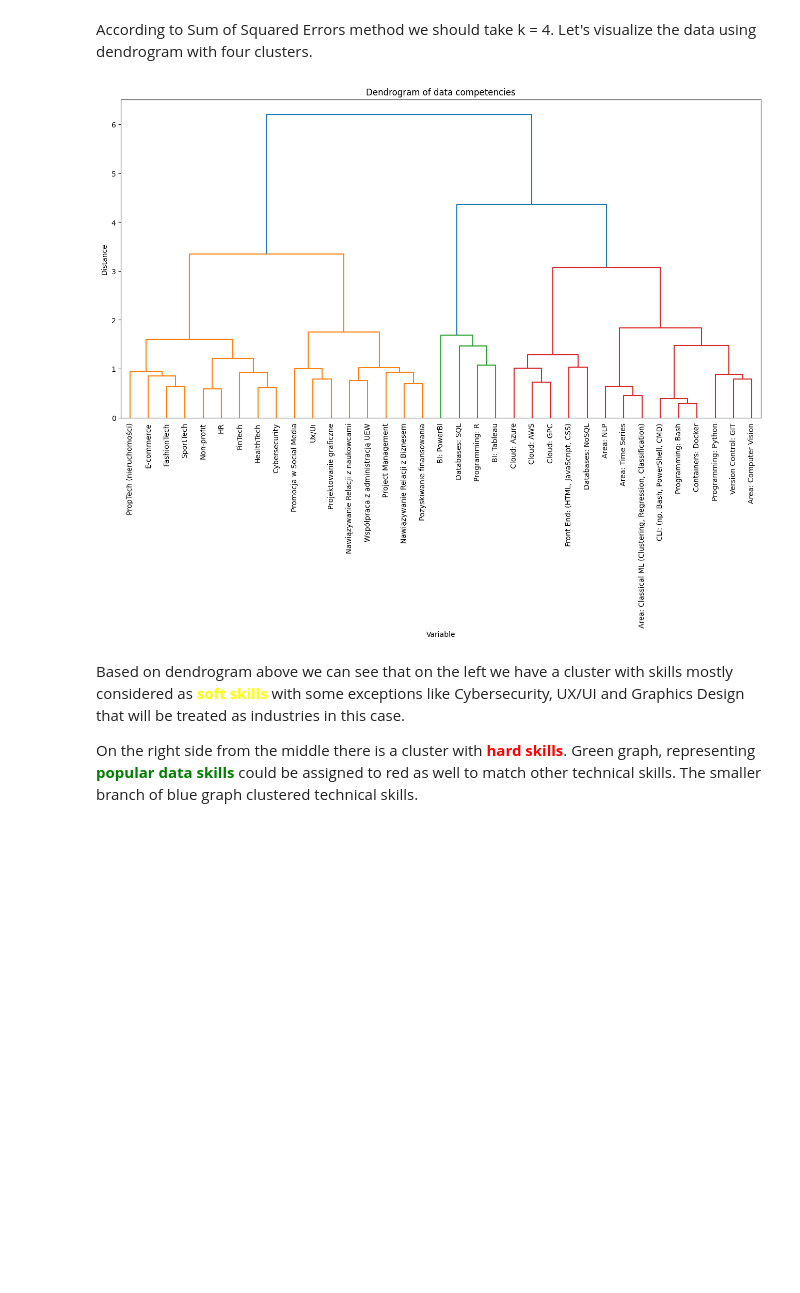
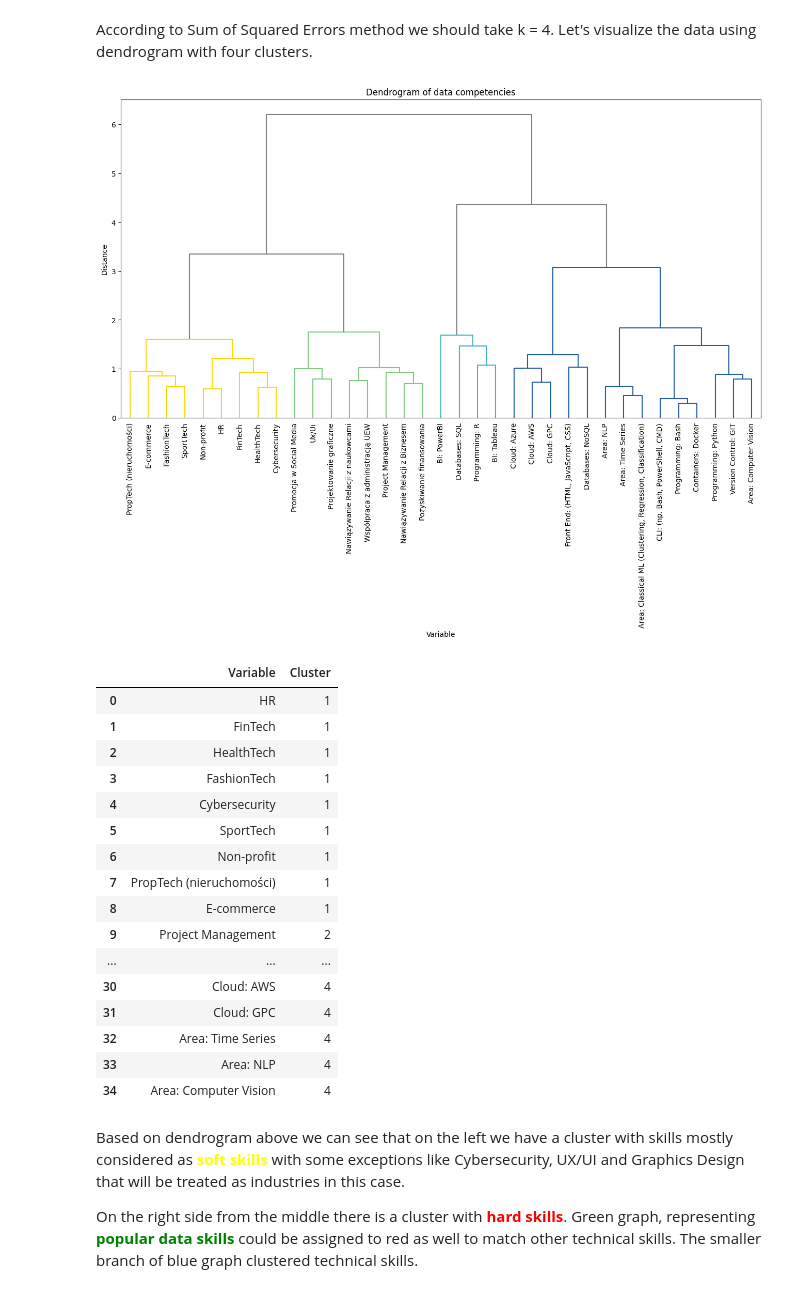
Before and after one commit to cropsini2137/HR-Data-Analytics, a Jupyter notebook: notebooks/03_Advanced_EDA.ipynb, the cells around one changed output. Drawn from its saved outputs; the diff is of its cells as text; code cells hidden in the pictures; blank space fills up the shorter version.

```diff
--- a/notebooks/03_Advanced_EDA.ipynb
+++ b/notebooks/03_Advanced_EDA.ipynb
@@ -181,38 +181,86 @@ plt.show()
 According to Sum of Squared Errors method we should take k = 4. Let's visualize the data using dendrogram with four clusters.
 # %%
 import numpy as np
+import pandas as pd
+import matplotlib.pyplot as plt
+from scipy.cluster.hierarchy import linkage, dendrogram, fcluster
 
-# Performing hierarchical clustering on the correlation matrix
-from scipy.cluster.hierarchy import linkage, dendrogram
+# Assuming `data` is the DataFrame that contains your dataset.
+# Excluding the 'ID' and 'Group' columns from the correlation matrix
+correlation_matrix = data.drop(columns=['ID', 'Group']).corr(numeric_only=True)
 
-# Excluding the ID column from the correlation matrix
-correlation_matrix = data.drop(columns=['ID']).corr(numeric_only=True)
+# Calculating the linkage matrix using Ward's method
+linkage_matrix = linkage(correlation_matrix, method='ward')
 
-# Calculating the linkage matrix
-linkage_matrix = linkage(correlation_matrix, method='ward')
+color_palette = ['#FFD700', '#7FC97F', '#41B6C4', '#225EA8']  # Yellow-Orange, Contrasty Green, Light Blue, Dark Blue
+
+# Extracting cluster labels for each variable
+k = 4  # Number of clusters
+cluster_labels = fcluster(linkage_matrix, k, criterion='maxclust')
+
+# Creating a dictionary to map each variable to its cluster color
+leaf_colors = {correlation_matrix.columns[i]: color_palette[cluster_labels[i] - 1] for i in range(len(correlation_matrix.columns))}
+
+# Color mapping
+dflt_col = "#808080"  # Unclustered gray
+link_cols = {}
+
+# Determine the colors for the links
+for i, i12 in enumerate(linkage_matrix[:, :2].astype(int)):
+    c1, c2 = (link_cols[x] if x > len(linkage_matrix) else leaf_colors[correlation_matrix.columns[x]]
+              for x in i12)
+    link_cols[i + 1 + len(linkage_matrix)] = c1 if c1 == c2 else dflt_col
 
 # Plotting dendrogram to identify clusters
 plt.figure(figsize=(16, 8))
-dendro = dendrogram(linkage_matrix, labels=correlation_matrix.columns, leaf_rotation=90, leaf_font_size=10)
+dendro = dendrogram(
+    linkage_matrix,
+    labels=correlation_matrix.columns,
+    leaf_rotation=90,
+    leaf_font_size=10,
+    color_threshold=None,
+    link_color_func=lambda x: link_cols[x]
+)
+
+# Setting the labels to black
+for label in plt.gca().get_xticklabels():
+    label.set_color('black')
+
 plt.title("Dendrogram of data competencies")
 plt.xlabel("Variable")
 plt.ylabel("Distance")
 plt.show()
-
-# Extracting cluster labels for each variable
-from scipy.cluster.hierarchy import fcluster
-cluster_labels = fcluster(linkage_matrix, t=1.5, criterion='distance')
 
 # Combining cluster labels with the correlation matrix
 clustered_data = pd.DataFrame({
     'Variable': correlation_matrix.columns,
     'Cluster': cluster_labels
 })
 
 # Sorting variables by cluster
 clustered_data = clustered_data.sort_values(by='Cluster').reset_index(drop=True)
+
+# Display the clustered data
+display(clustered_data)
 # %% [output]
-[figure, old version]
+[figure, new version]
+|  | Variable | Cluster |
+| 0 | HR | 1 |
+| 1 | FinTech | 1 |
+| 2 | HealthTech | 1 |
+| 3 | FashionTech | 1 |
+| 4 | Cybersecurity | 1 |
+| 5 | SportTech | 1 |
+| 6 | Non-profit | 1 |
+| 7 | PropTech (nieruchomości) | 1 |
+| 8 | E-commerce | 1 |
+| 9 | Project Management | 2 |
+| ... | ... | ... |
+| 30 | Cloud: AWS | 4 |
+| 31 | Cloud: GPC | 4 |
+| 32 | Area: Time Series | 4 |
+| 33 | Area: NLP | 4 |
+| 34 | Area: Computer Vision | 4 |
 # %% [markdown]
 Based on dendrogram above we can see that on the left we have a cluster with skills mostly considered as <font color='yellow'>**soft skills**</font> with some exceptions like Cybersecurity, UX/UI and Graphics Design that will be treated as industries in this case.
 
```
Also changed, not shown: parts of 3 cells of this notebook, 1 other file.
